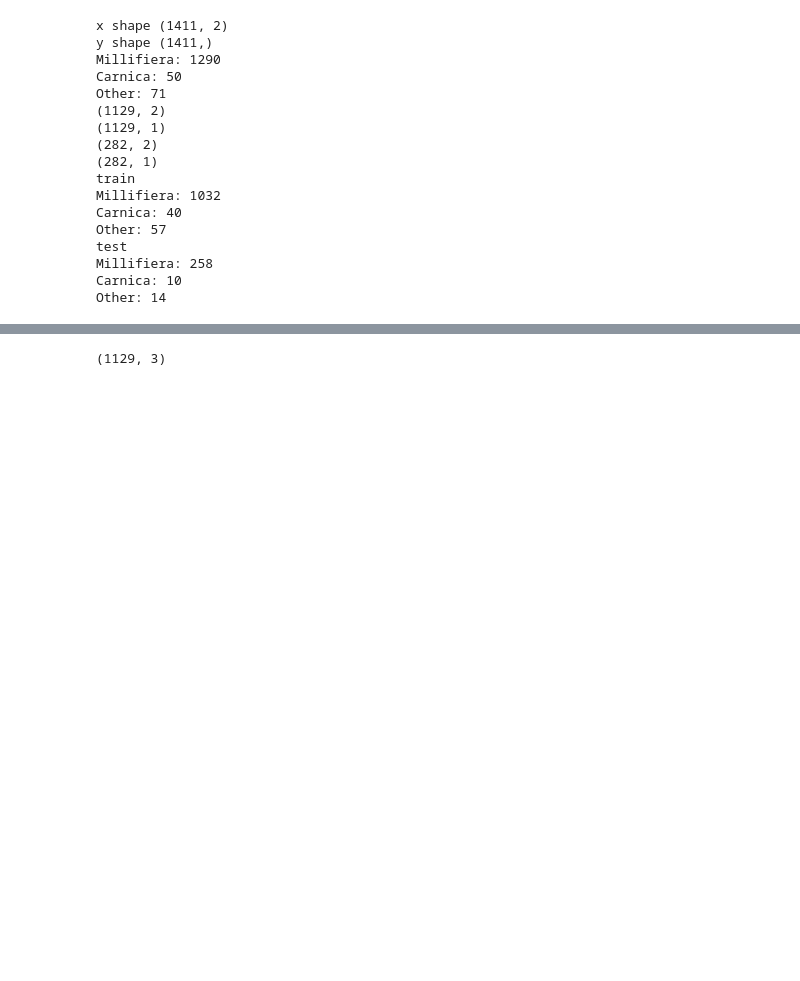
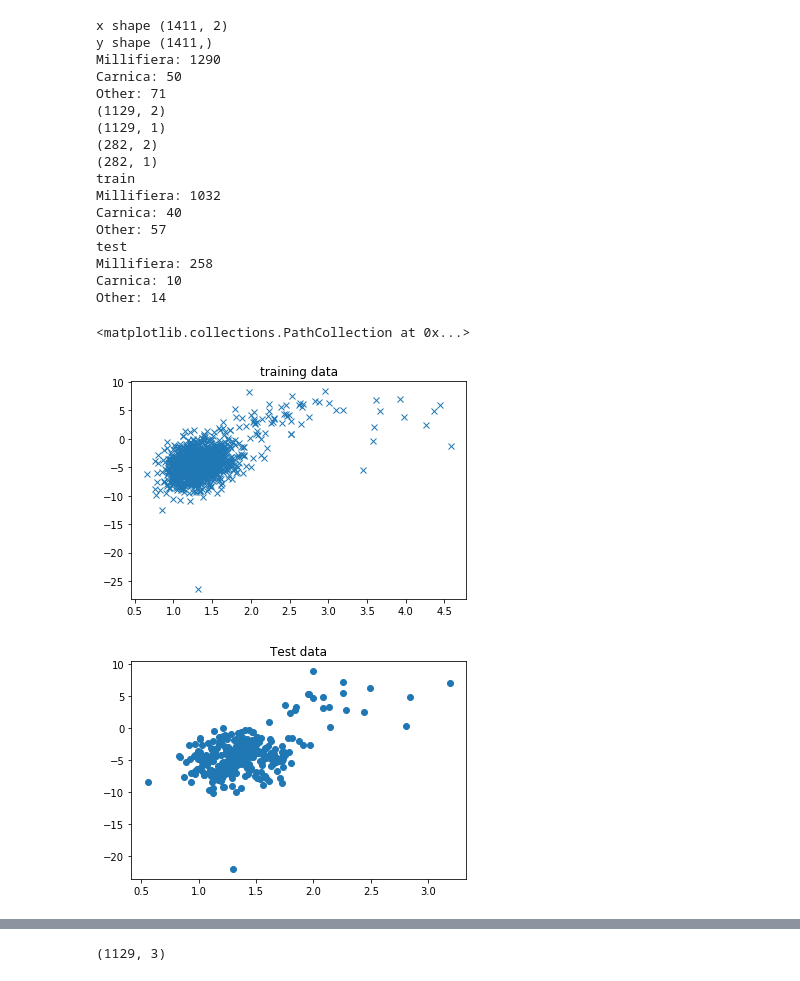
Before and after one commit to patrikolesen/bee, a Jupyter notebook: Notebooks/vinkel_keras_dennis.ipynb, the cells around one changed output, grey strips where cells are left out. Saved outputs shown, nothing was run; the diff lists cells and outputs as text; code cells hidden in the pictures; blank space fills up the shorter version.

```diff
--- a/Notebooks/vinkel_keras_dennis.ipynb
+++ b/Notebooks/vinkel_keras_dennis.ipynb
@@ -109,6 +113,17 @@ test
 Millifiera: 258
 Carnica: 10
 Other: 14
+# %%
+plt.figure()
+plt.title("training data")
+plt.plot(x_train[:,1],x_train[:,0], 'x')
+plt.figure()
+plt.title("Test data")
+plt.scatter(x_test[:,1],x_test[:,0])
+# %% [output]
+<matplotlib.collections.PathCollection at 0x...>
+[figure, added]
+[figure, added]
 # %%
 from __future__ import absolute_import, division, print_function
 
```
Also changed, not shown: parts of 7 cells of this notebook, 3 other files.
